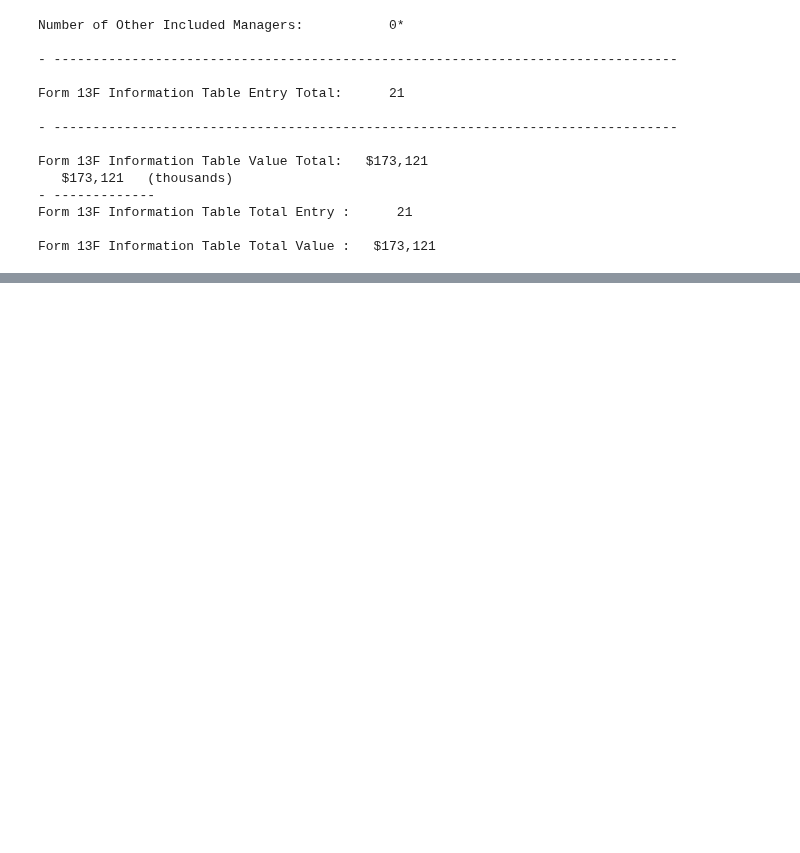
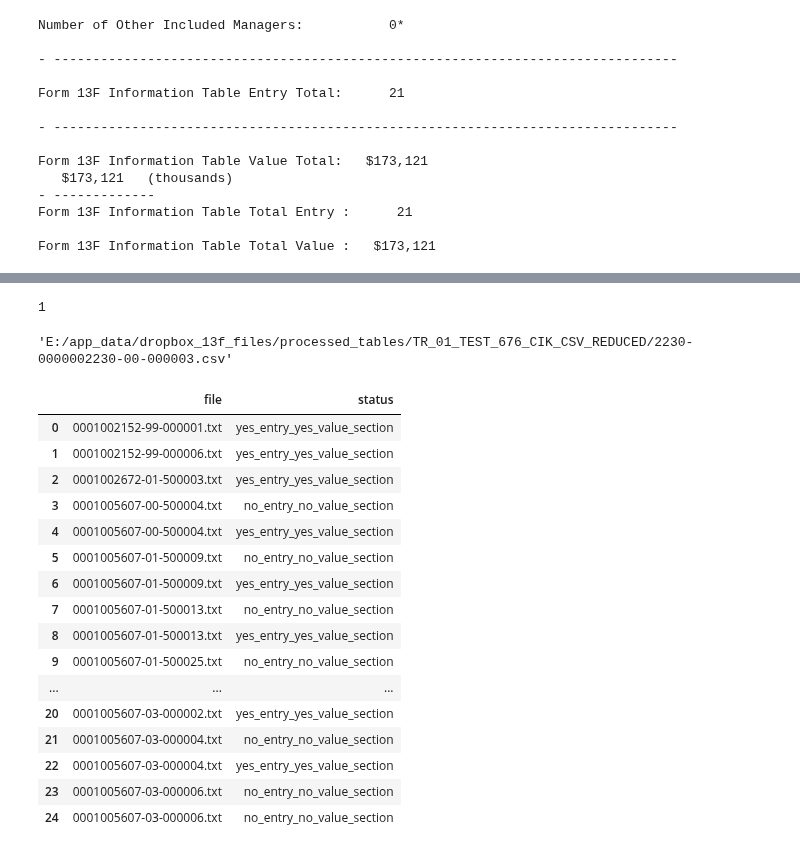
Before and after one commit to kuatroka/visualisation_training, a Jupyter notebook: altair_tutorial/notebooks/regex_tutorial.ipynb, the cells around one changed output, grey strips where cells are left out. Saved outputs shown, nothing was run; the diff lists cells and outputs as text; code cells hidden in the pictures; blank space fills up the shorter version.

```diff
--- a/altair_tutorial/notebooks/regex_tutorial.ipynb
+++ b/altair_tutorial/notebooks/regex_tutorial.ipynb
@@ -1727,8 +1727,20 @@ for file in files:
                     # file.write_text(updated_text)
                     # print(updated_text[-200:-1], "#" * 10, sep="\n")
 
-                os.system("notepad.exe "+ file.as_posix())
-                i = input("did you check the opened file without 'Value Total'?... yes or no")
-                if i == "yes":
-                    print(f"file: {file} is finished")
-                else: sys.exit()
+                if re.search(r"COLUMN TOTALS", text, flags= re.S|re.I|re.M):
+                    matches = re.findall(r"COLUMN TOTALS.*", text, flags= re.I)
+                    to_correct_filings.append(file)
+                    # updated_text = re.sub(r"FINAL TOTALS",r"Value Total", text)
+                    # file.write_text(updated_text)
+                    # print(updated_text[-200:-1], "#" * 10, sep="\n")
+
+                    # [print(match) for match in matches]
+                    print(file)
+                    column_totals = sum([int(re.sub(r'\D', '', match)) for match in matches])
+                    # value_total
+
+                # os.system("notepad.exe "+ file.as_posix())
+                # i = input("did you check the opened file without 'Value Total'?... yes or no")
+                # if i == "yes":
+                #     print(f"file: {file} is finished")
+                # else: sys.exit()
@@ -1742,0 +1855,33 @@ len(to_correct_filings)
+# %%
+f = Path(r"E:\app_data\dropbox_13f_files\processed_tables\TR_01_TEST_676_CIK_CSV_REDUCED\2230-0000002230-00-000003.csv")
+# os.system("notepad.exe "+ f.as_posix())
+
+tad = Path(r"C:\Users\yo_fanpc\AppData\Local\Programs\Tad\Tad.exe")
+libre = Path(r"C:\Program Files\LibreOffice\program\soffice.exe")
+os.system(f"{libre} "+ f.as_posix())
+# %% [output]
+1
+# %%
+f.as_posix()
+# %% [output]
+'E:/app_data/dropbox_13f_files/processed_tables/TR_01_TEST_676_CIK_CSV_REDUCED/2230-0000002230-00-000003.csv'
+# %%
+pd.DataFrame.from_records(no_entry_section)
+# %% [output]
+|  | file | status |
+| 0 | 0001002152-99-000001.txt | yes_entry_yes_value_section |
+| 1 | 0001002152-99-000006.txt | yes_entry_yes_value_section |
+| 2 | 0001002672-01-500003.txt | yes_entry_yes_value_section |
+| 3 | 0001005607-00-500004.txt | no_entry_no_value_section |
+| 4 | 0001005607-00-500004.txt | yes_entry_yes_value_section |
+| 5 | 0001005607-01-500009.txt | no_entry_no_value_section |
+| 6 | 0001005607-01-500009.txt | yes_entry_yes_value_section |
+| 7 | 0001005607-01-500013.txt | no_entry_no_value_section |
+| 8 | 0001005607-01-500013.txt | yes_entry_yes_value_section |
+| 9 | 0001005607-01-500025.txt | no_entry_no_value_section |
+| ... | ... | ... |
+| 20 | 0001005607-03-000002.txt | yes_entry_yes_value_section |
+| 21 | 0001005607-03-000004.txt | no_entry_no_value_section |
+| 22 | 0001005607-03-000004.txt | yes_entry_yes_value_section |
+| 23 | 0001005607-03-000006.txt | no_entry_no_value_section |
+| 24 | 0001005607-03-000006.txt | no_entry_no_value_section |
```
Also changed, not shown: parts of 3 cells of this notebook, 3 other files.
